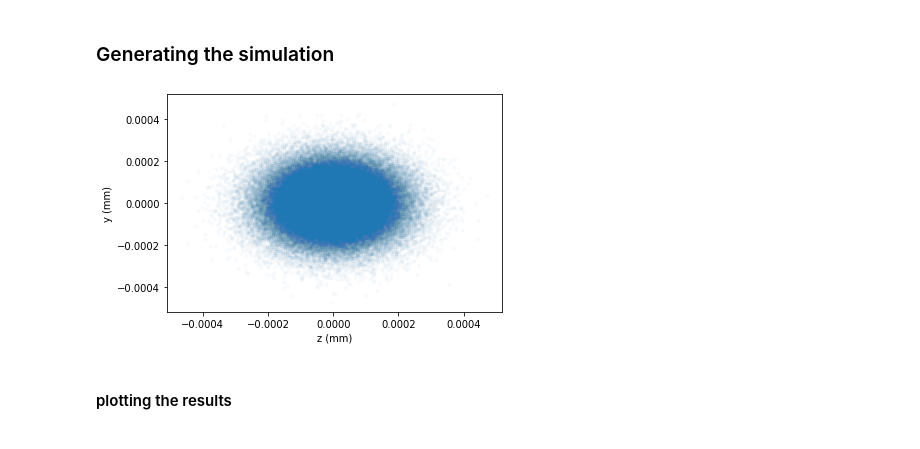
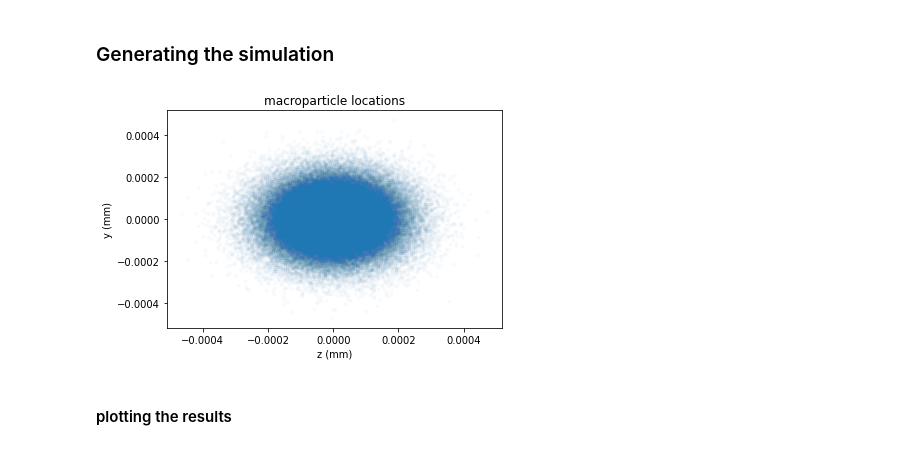
Before and after one commit to NIUaard/Generator, a Jupyter notebook: gen_gaussian-WarpX.ipynb, the cells around one changed output. Saved outputs shown, nothing was run; the diff lists cells and outputs as text; code cells hidden in the pictures.

```diff
--- a/gen_gaussian-WarpX.ipynb
+++ b/gen_gaussian-WarpX.ipynb
@@ -99,12 +100,12 @@ x, xp, y, yp, z, dpp = gt.gaussian_phase_space_3dof(n, \
 # %%
 # check the distribution cut is elliptical or square
 plt.plot(x,y,'.', alpha=0.02)
 plt.xlabel('z (mm)')
 plt.ylabel('y (mm)')
-plt.title ('m')
+plt.title ('macroparticle locations')
 plt.show()
 # %% [output]
-[figure, old version]
+[figure, new version]
 # %% [markdown]
 #### plotting the results
 # %%
```
Also changed, not shown: parts of 13 cells of this notebook, 1 other file.
